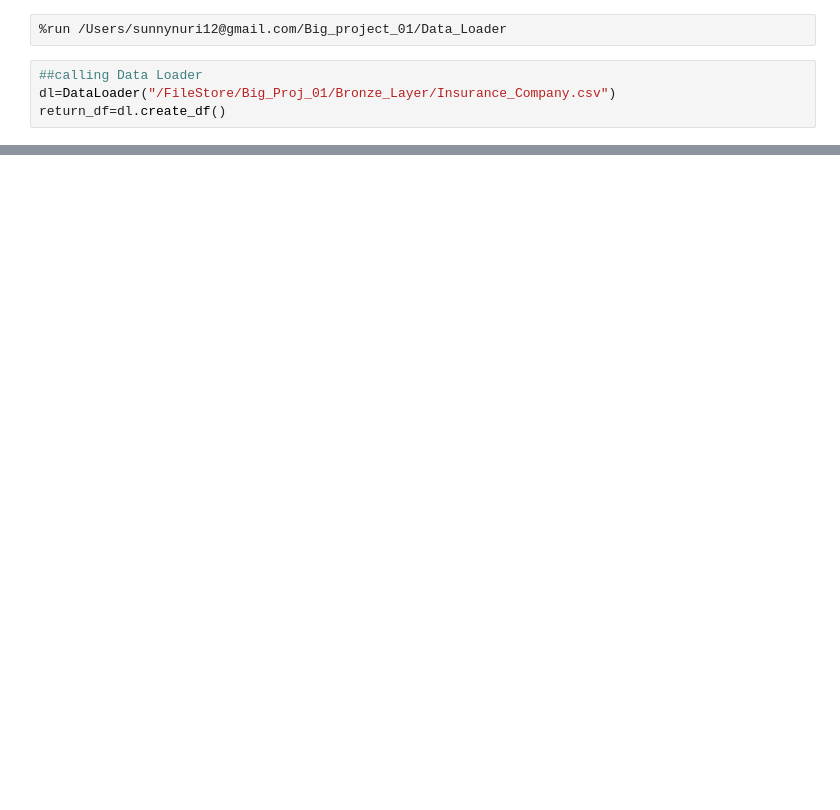
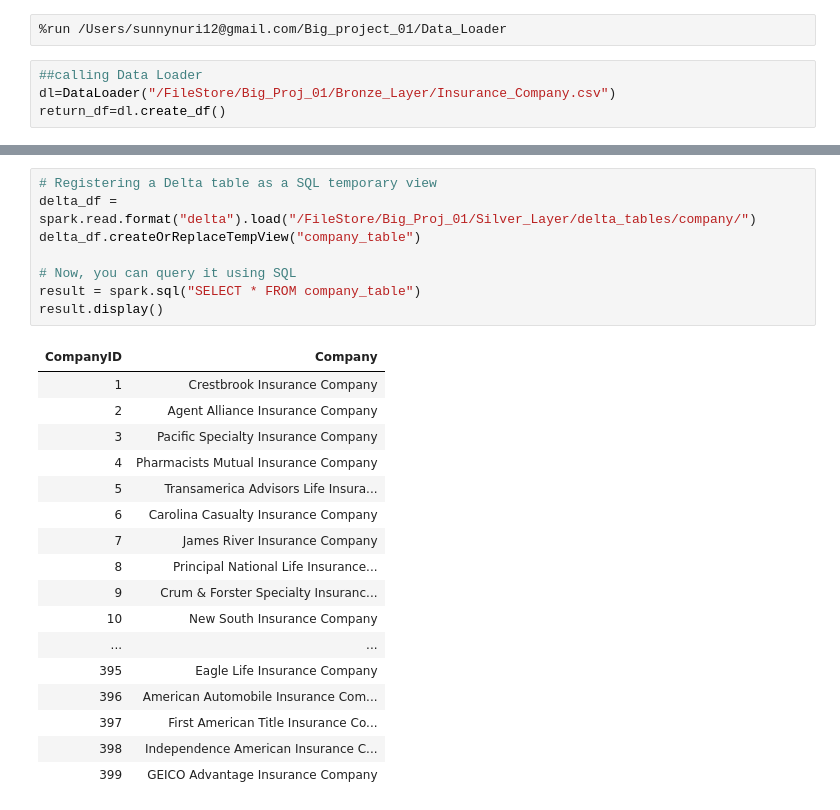
Before and after one commit to ArticAlpha/PySpark, a Jupyter notebook: InsuranceProject/Data_transformer.ipynb, the cells around one changed output, grey strips where cells are left out. Drawn from its saved outputs; the diff is of its cells as text; blank space fills up the shorter version.

```diff
--- a/InsuranceProject/Data_transformer.ipynb
+++ b/InsuranceProject/Data_transformer.ipynb
@@ -47,0 +195,26 @@ return_df.limit(2).display()
+# %%
+# Registering a Delta table as a SQL temporary view
+delta_df = spark.read.format("delta").load("/FileStore/Big_Proj_01/Silver_Layer/delta_tables/company/")
+delta_df.createOrReplaceTempView("company_table")
+
+# Now, you can query it using SQL
+result = spark.sql("SELECT * FROM company_table")
+result.display()
+# %% [output]
+| CompanyID | Company |
+| 1 | Crestbrook Insurance Company |
+| 2 | Agent Alliance Insurance Company |
+| 3 | Pacific Specialty Insurance Company |
+| 4 | Pharmacists Mutual Insurance Company |
+| 5 | Transamerica Advisors Life Insura... |
+| 6 | Carolina Casualty Insurance Company |
+| 7 | James River Insurance Company |
+| 8 | Principal National Life Insurance... |
+| 9 | Crum & Forster Specialty Insuranc... |
+| 10 | New South Insurance Company |
+| ... | ... |
+| 395 | Eagle Life Insurance Company |
+| 396 | American Automobile Insurance Com... |
+| 397 | First American Title Insurance Co... |
+| 398 | Independence American Insurance C... |
+| 399 | GEICO Advantage Insurance Company |
```
Also changed, not shown: parts of 8 cells of this notebook.
